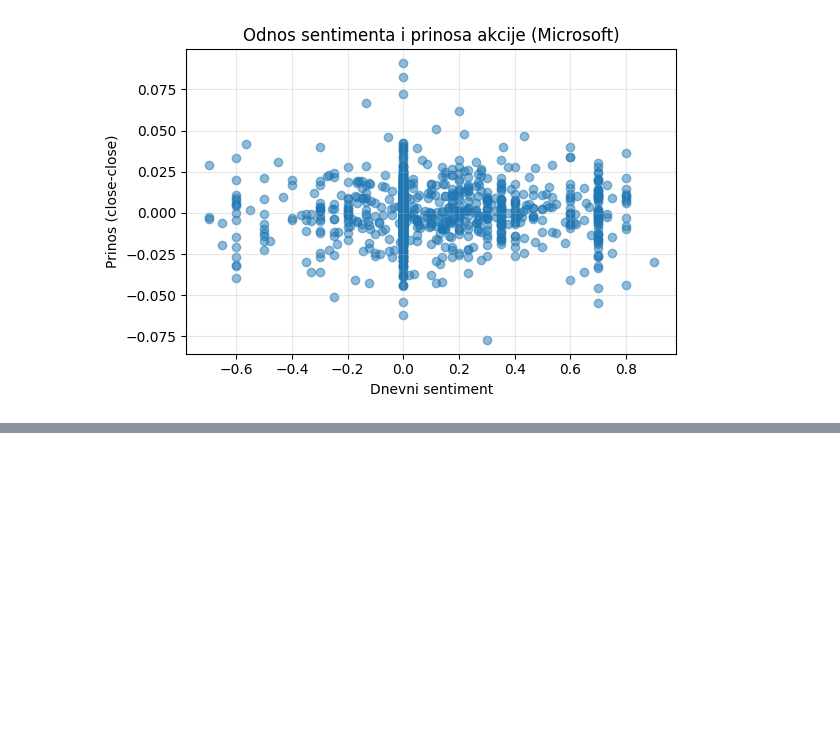
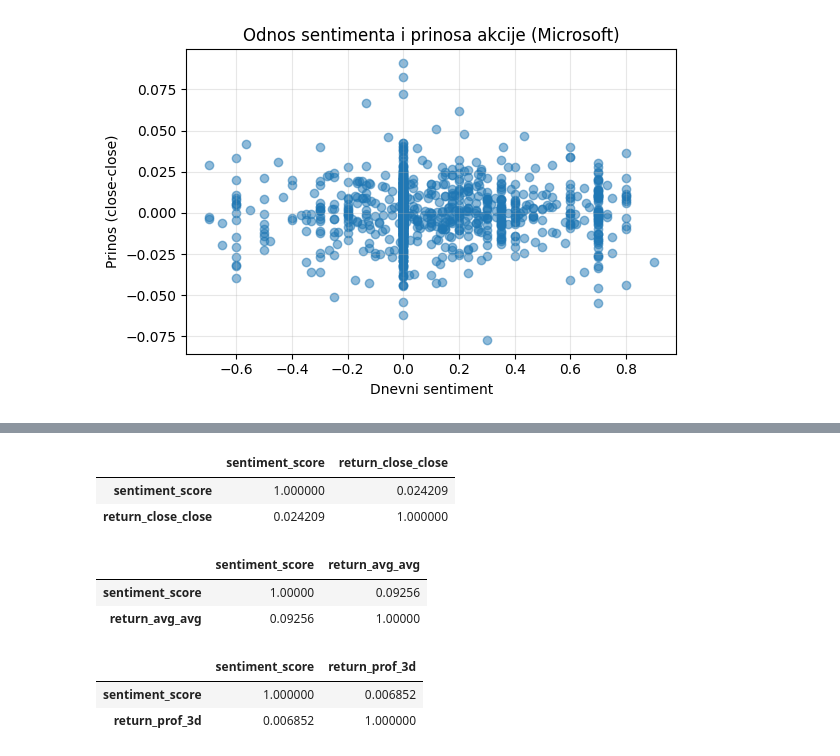
Before and after one commit to aleksandrabegovic/apple_sentiment_analiza, a Jupyter notebook: SentimentMicrosoft.ipynb, the cells around one changed output, grey strips where cells are left out. Drawn from its saved outputs; the diff is of its cells as text; code cells hidden in the pictures; blank space fills up the shorter version.

```diff
--- a/SentimentMicrosoft.ipynb
+++ b/SentimentMicrosoft.ipynb
@@ -897,0 +990,18 @@ plt.show()
+# %%
+msft_final[["sentiment_score", "return_close_close"]].corr()
+# %% [output]
+|  | sentiment_score | return_close_close |
+| sentiment_score | 1.000000 | 0.024209 |
+| return_close_close | 0.024209 | 1.000000 |
+# %%
+msft_final[["sentiment_score", "return_avg_avg"]].corr()
+# %% [output]
+|  | sentiment_score | return_avg_avg |
+| sentiment_score | 1.00000 | 0.09256 |
+| return_avg_avg | 0.09256 | 1.00000 |
+# %%
+msft_final[["sentiment_score", "return_prof_3d"]].corr()
+# %% [output]
+|  | sentiment_score | return_prof_3d |
+| sentiment_score | 1.000000 | 0.006852 |
+| return_prof_3d | 0.006852 | 1.000000 |
```
Also changed, not shown: parts of 14 cells of this notebook.
